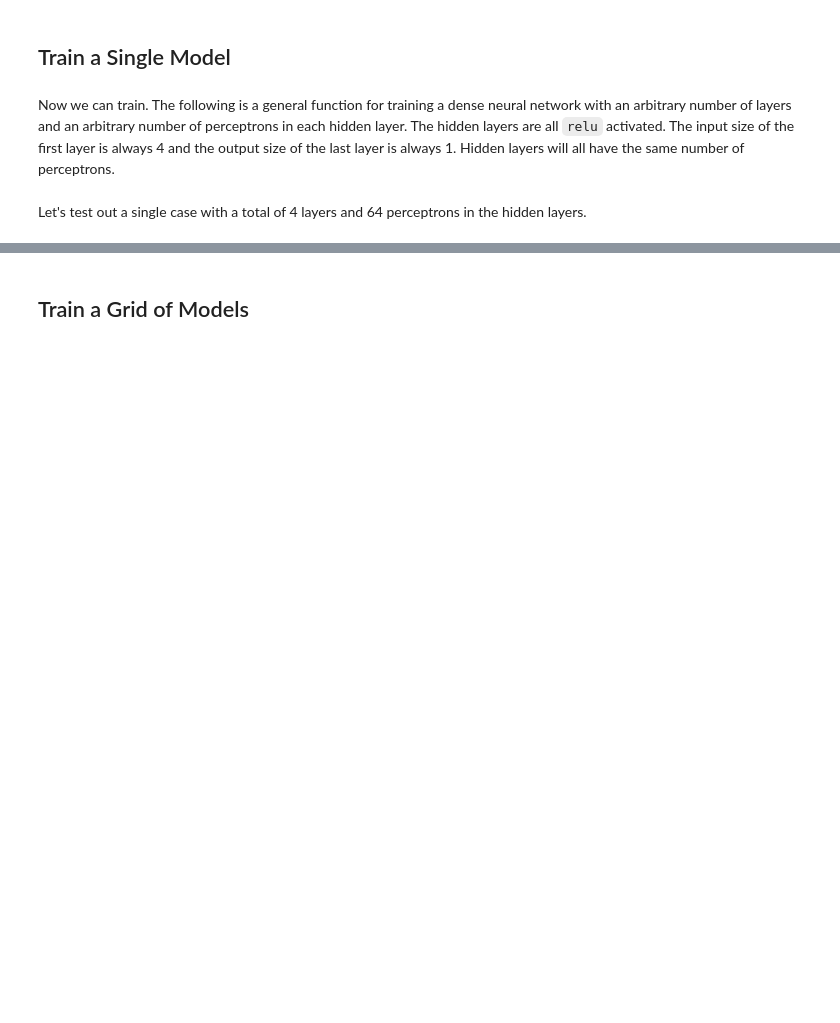
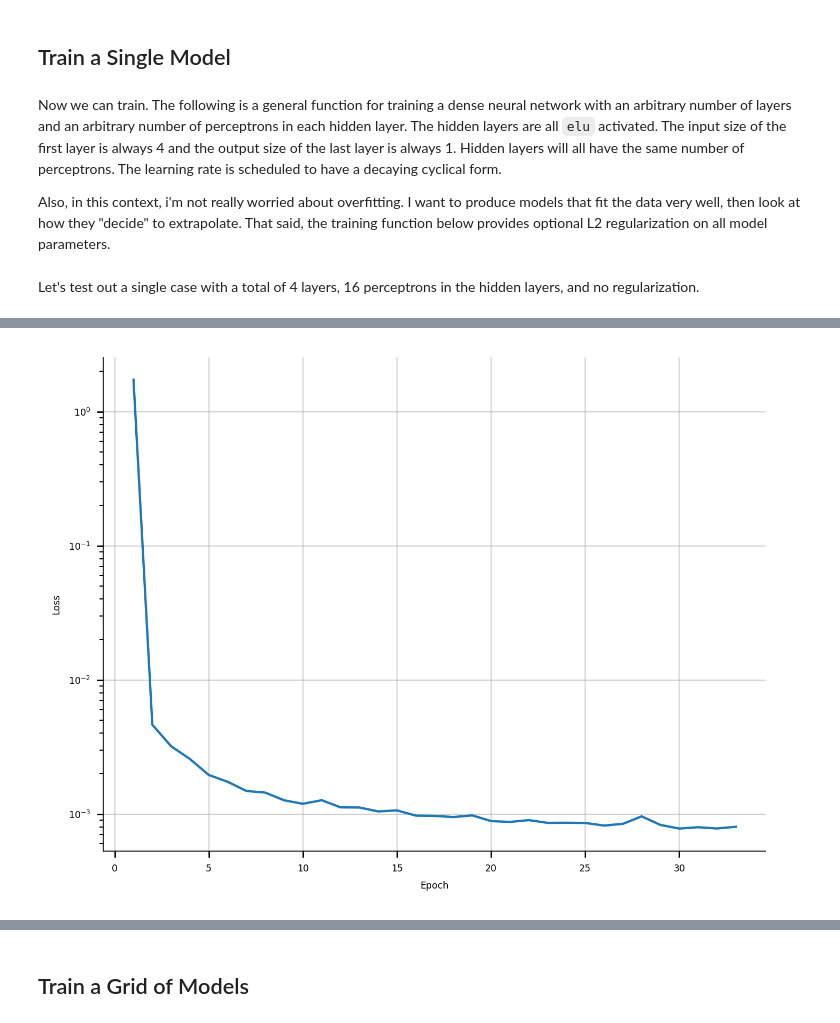
Before and after one commit to markmbaum/MEDA, a Jupyter notebook: messing_with_meda.ipynb, the cells around one changed output, grey strips where cells are left out. Drawn from its saved outputs; the diff is of its cells as text; code cells hidden in the pictures; blank space fills up the shorter version.

```diff
--- a/messing_with_meda.ipynb
+++ b/messing_with_meda.ipynb
@@ -162,5 +138,7 @@ Xtr, ytr, Xva, yva, Xte, yte = split(X, y);
 # %% [markdown]
 ## Train a Single Model
 # %% [markdown]
-Now we can train. The following is a general function for training a dense neural network with an arbitrary number of layers and an arbitrary number of perceptrons in each hidden layer. The hidden layers are all `relu` activated. The input size of the first layer is always 4 and the output size of the last layer is always 1. Hidden layers will all have the same number of perceptrons.
+Now we can train. The following is a general function for training a dense neural network with an arbitrary number of layers and an arbitrary number of perceptrons in each hidden layer. The hidden layers are all `elu` activated. The input size of the first layer is always 4 and the output size of the last layer is always 1. Hidden layers will all have the same number of perceptrons. The learning rate is scheduled to have a decaying cyclical form.
+
+Also, in this context, i'm not really worried about overfitting. I want to produce models that fit the data very well, then look at how they "decide" to extrapolate. That said, the training function below provides optional L2 regularization on all model parameters.
 # %%
@@ -201,6 +175,9 @@ function train(nlayer, hlayer, Xtr, ytr, Xva, yva, Xte, yte, nepoch=8, nbatch=25
 end;
 # %% [markdown]
-Let's test out a single case with a total of 4 layers and 64 perceptrons in the hidden layers.
+Let's test out a single case with a total of 4 layers, 16 perceptrons in the hidden layers, and no regularization.
 # %%
-model, history, te_loss = train(4, 64, Xtr, ytr, Xva, yva, Xte, yte, verbose=true);
+model, history = train(4, 16, X, y);
+plt.semilogy(1:length(history), history)
+plt.xlabel("Epoch")
+plt.ylabel("Loss");
 # %% [output]
@@ -224,3 +184,4 @@ test loss: 0.0004272097
+[figure, added]
 # %%
 model
 # %% [output]
```
Also changed, not shown: parts of 20 cells of this notebook, 2 other files.
